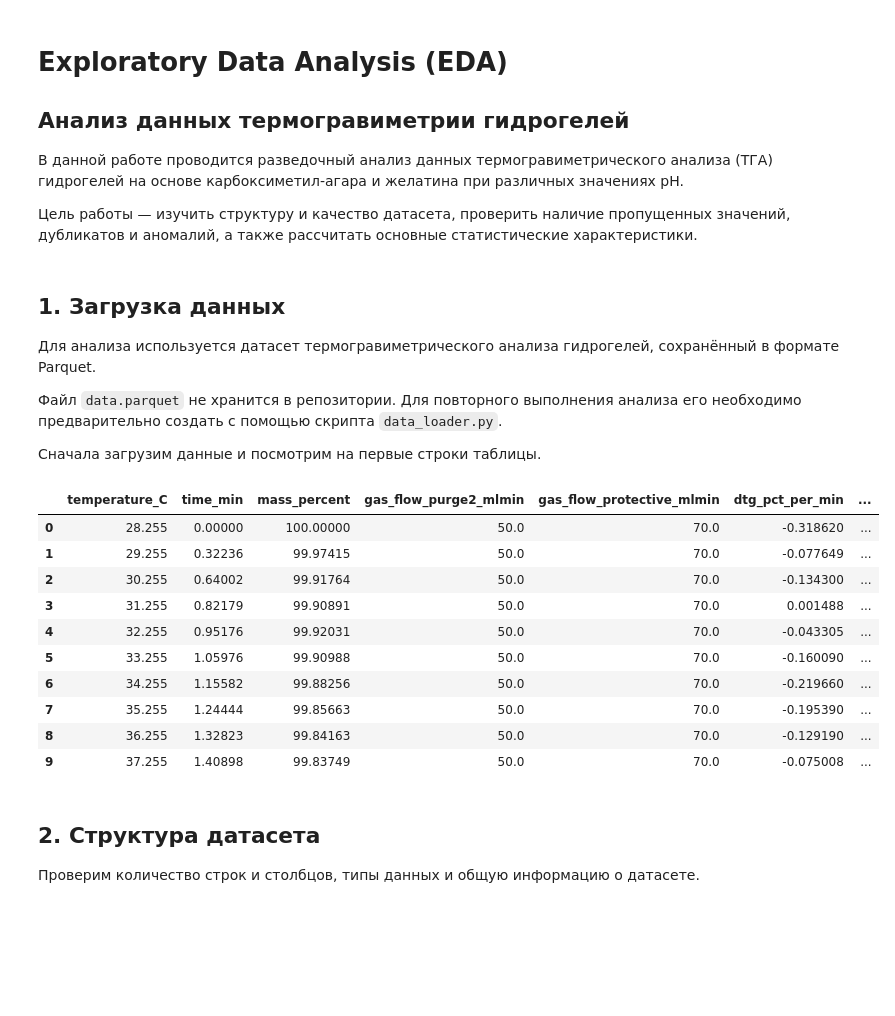
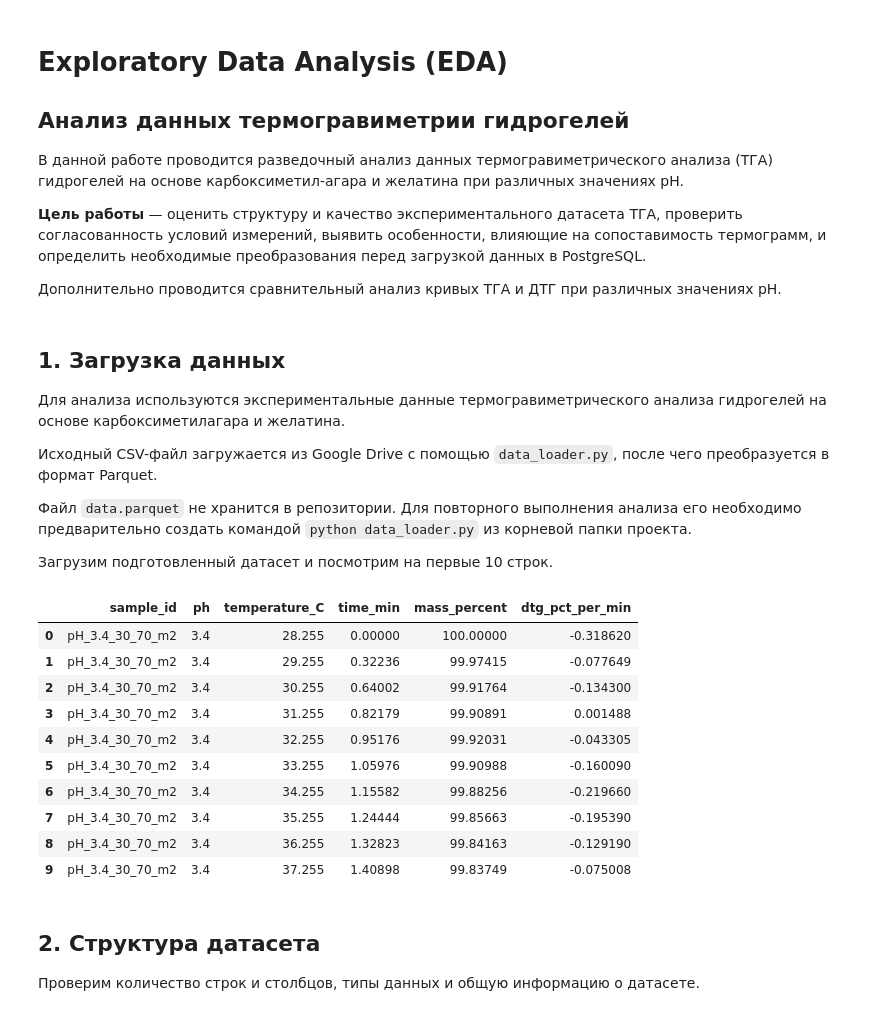
Before and after one commit to needsleep42/data_project_sharypova, a Jupyter notebook: notebooks/EDA.ipynb, the cells around one changed output. Saved outputs shown, nothing was run; the diff lists cells and outputs as text; code cells hidden in the pictures; blank space fills up the shorter version.

```diff
--- a/notebooks/EDA.ipynb
+++ b/notebooks/EDA.ipynb
@@ -5,41 +5,58 @@
 
 В данной работе проводится разведочный анализ данных термогравиметрического анализа (ТГА) гидрогелей на основе карбоксиметил-агара и желатина при различных значениях pH.
 
-Цель работы — изучить структуру и качество датасета, проверить наличие пропущенных значений, дубликатов и аномалий, а также рассчитать основные статистические характеристики.
+**Цель работы** — оценить структуру и качество экспериментального датасета ТГА, проверить согласованность условий измерений, выявить особенности, влияющие на сопоставимость термограмм, и определить необходимые преобразования перед загрузкой данных в PostgreSQL.
+
+Дополнительно проводится сравнительный анализ кривых ТГА и ДТГ при различных значениях pH.
 # %% [markdown]
+
 ## 1. Загрузка данных
 
-Для анализа используется датасет термогравиметрического анализа гидрогелей, сохранённый в формате Parquet.
+Для анализа используются экспериментальные данные термогравиметрического анализа гидрогелей на основе карбоксиметилагара и желатина.
 
-Файл `data.parquet` не хранится в репозитории. Для повторного выполнения анализа его необходимо предварительно создать с помощью скрипта `data_loader.py`.
+Исходный CSV-файл загружается из Google Drive с помощью `data_loader.py`, после чего преобразуется в формат Parquet.
 
-Сначала загрузим данные и посмотрим на первые строки таблицы.
+Файл `data.parquet` не хранится в репозитории. Для повторного выполнения анализа его необходимо предварительно создать командой `python data_loader.py` из корневой папки проекта.
+
+Загрузим подготовленный датасет и посмотрим на первые 10 строк.
 # %%
-import pandas as pd
+
 from pathlib import Path
 
-DATA_PATH = Path("..") / "data.parquet"
+import pandas as pd
+import matplotlib.pyplot as plt
+import seaborn as sns
+
+
+DATA_PATH = Path("data.parquet")
+
+if not DATA_PATH.exists():
+    DATA_PATH = Path("..") / "data.parquet"
 
 if not DATA_PATH.exists():
     raise FileNotFoundError(
         "Файл data.parquet не найден. Сначала запустите data_loader.py"
     )
 
 df = pd.read_parquet(DATA_PATH)
 
-df.head(10)
+
+df[
+    ["sample_id", "ph", "temperature_C", "time_min",
+     "mass_percent", "dtg_pct_per_min"]
+].head(10)
 # %% [output]
-|  | temperature_C | time_min | mass_percent | gas_flow_purge2_mlmin | gas_flow_protective_mlmin | dtg_pct_per_min | ... |
-| 0 | 28.255 | 0.00000 | 100.00000 | 50.0 | 70.0 | -0.318620 | ... |
-| 1 | 29.255 | 0.32236 | 99.97415 | 50.0 | 70.0 | -0.077649 | ... |
-| 2 | 30.255 | 0.64002 | 99.91764 | 50.0 | 70.0 | -0.134300 | ... |
-| 3 | 31.255 | 0.82179 | 99.90891 | 50.0 | 70.0 | 0.001488 | ... |
-| 4 | 32.255 | 0.95176 | 99.92031 | 50.0 | 70.0 | -0.043305 | ... |
-| 5 | 33.255 | 1.05976 | 99.90988 | 50.0 | 70.0 | -0.160090 | ... |
-| 6 | 34.255 | 1.15582 | 99.88256 | 50.0 | 70.0 | -0.219660 | ... |
-| 7 | 35.255 | 1.24444 | 99.85663 | 50.0 | 70.0 | -0.195390 | ... |
-| 8 | 36.255 | 1.32823 | 99.84163 | 50.0 | 70.0 | -0.129190 | ... |
-| 9 | 37.255 | 1.40898 | 99.83749 | 50.0 | 70.0 | -0.075008 | ... |
+|  | sample_id | ph | temperature_C | time_min | mass_percent | dtg_pct_per_min |
+| 0 | pH_3.4_30_70_m2 | 3.4 | 28.255 | 0.00000 | 100.00000 | -0.318620 |
+| 1 | pH_3.4_30_70_m2 | 3.4 | 29.255 | 0.32236 | 99.97415 | -0.077649 |
+| 2 | pH_3.4_30_70_m2 | 3.4 | 30.255 | 0.64002 | 99.91764 | -0.134300 |
+| 3 | pH_3.4_30_70_m2 | 3.4 | 31.255 | 0.82179 | 99.90891 | 0.001488 |
+| 4 | pH_3.4_30_70_m2 | 3.4 | 32.255 | 0.95176 | 99.92031 | -0.043305 |
+| 5 | pH_3.4_30_70_m2 | 3.4 | 33.255 | 1.05976 | 99.90988 | -0.160090 |
+| 6 | pH_3.4_30_70_m2 | 3.4 | 34.255 | 1.15582 | 99.88256 | -0.219660 |
+| 7 | pH_3.4_30_70_m2 | 3.4 | 35.255 | 1.24444 | 99.85663 | -0.195390 |
+| 8 | pH_3.4_30_70_m2 | 3.4 | 36.255 | 1.32823 | 99.84163 | -0.129190 |
+| 9 | pH_3.4_30_70_m2 | 3.4 | 37.255 | 1.40898 | 99.83749 | -0.075008 |
 # %% [markdown]
 ## 2. Структура датасета
 
```
Also changed, not shown: parts of 53 cells of this notebook, 1 other file.
